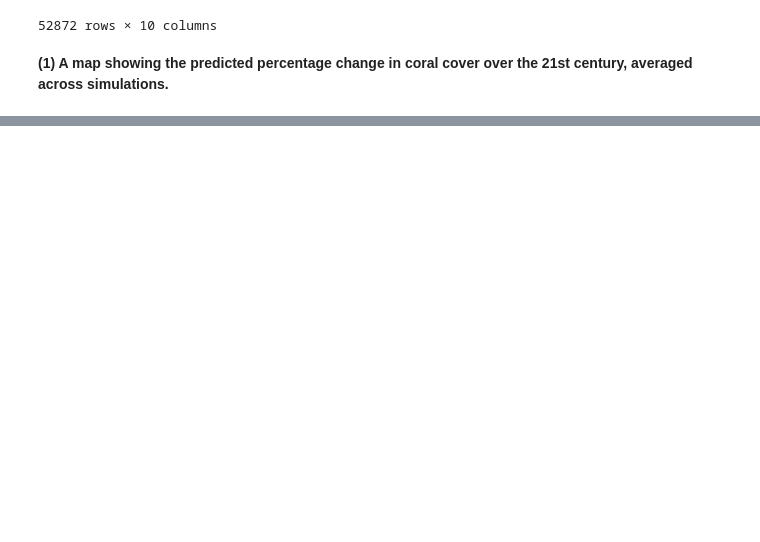
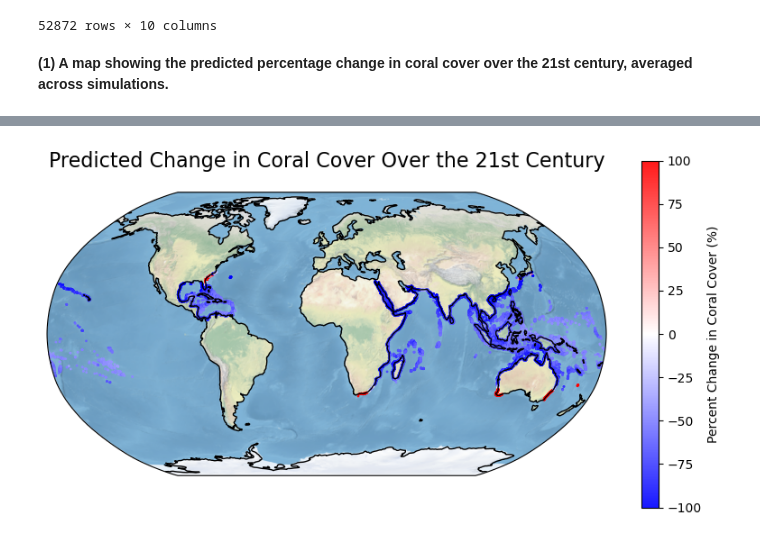
Before and after one commit to maluhiakinimaka/mbio691l-kinimaka, a Jupyter notebook: mbio691l_project_kinimaka.ipynb, the cells around one changed output, grey strips where cells are left out. Saved outputs shown, nothing was run; the diff lists cells and outputs as text; code cells hidden in the pictures; blank space fills up the shorter version.

Commit message:
Base functionality change coral cover figure 1

```diff
--- a/mbio691l_project_kinimaka.ipynb
+++ b/mbio691l_project_kinimaka.ipynb
@@ -126,0 +139,36 @@ if __name__ == '__main__':
+# %%
+# modify cartopy example "Global Robinson Project" to create a background for geospatial plotting
+# initialize plot
+def main():
+    # set figure size
+    fig = plt.figure(figsize=(10, 5))
+
+    # creating figure
+    ax = fig.add_subplot(1, 1, 1, projection=ccrs.Robinson()) # add oval border for subplot area
+    ax.stock_img() # add globe stock image
+    ax.coastlines() # add border for coastlines
+
+    # plot % change column using scatter function and setting a divergent color scheme
+    scatter = ax.scatter(filt_data['longitude'], filt_data['latitude'], c=filt_data['percent_change'],
+        cmap='bwr',     # colormap value
+        vmin=-100,      # set percent change min
+        vmax=100,       # set percent change max
+        marker='o',     # set marker type
+        s=1,            # set marker size
+        alpha=0.9,      # set marker opacity
+        transform=ccrs.PlateCarree() #
+        )
+
+    # label plot
+    cbar = plt.colorbar(scatter, ax=ax, orientation='vertical', pad=0.05)
+    cbar.set_label('Percent Change in Coral Cover (%)')
+    plt.title('Predicted Change in Coral Cover Over the 21st Century',
+          fontsize=16, loc='center', pad=20, color='black')
+
+    plt.show()
+
+# call figure
+if __name__ == '__main__':
+    main()
+# %% [output]
+[figure, added]
```
Also changed, not shown: parts of 2 cells of this notebook.
